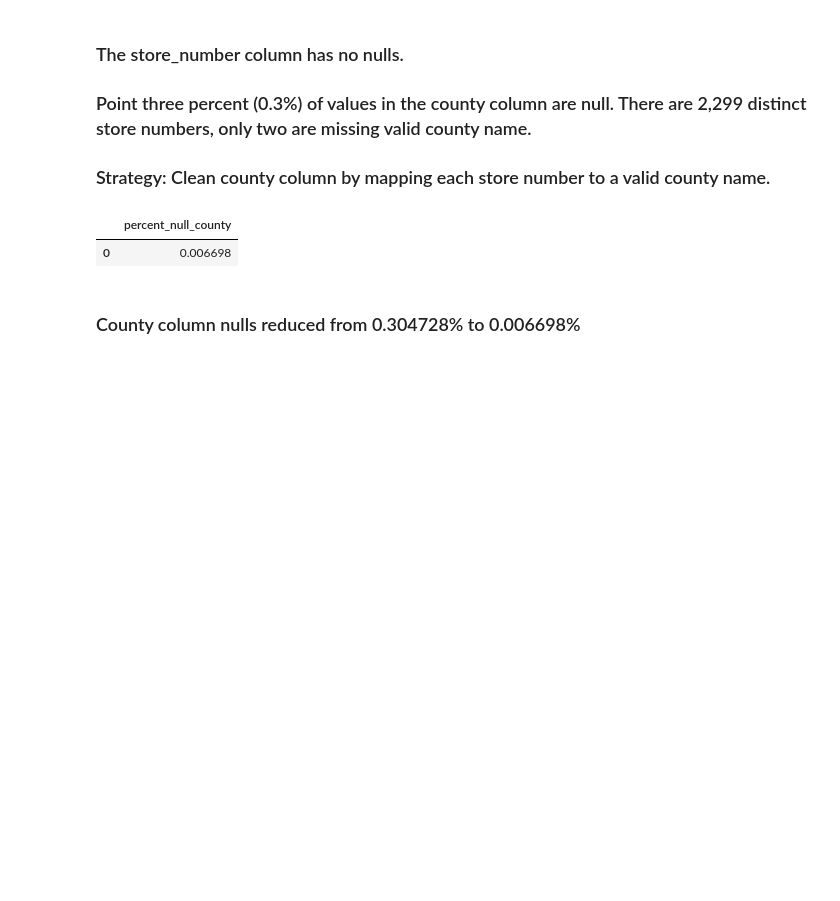
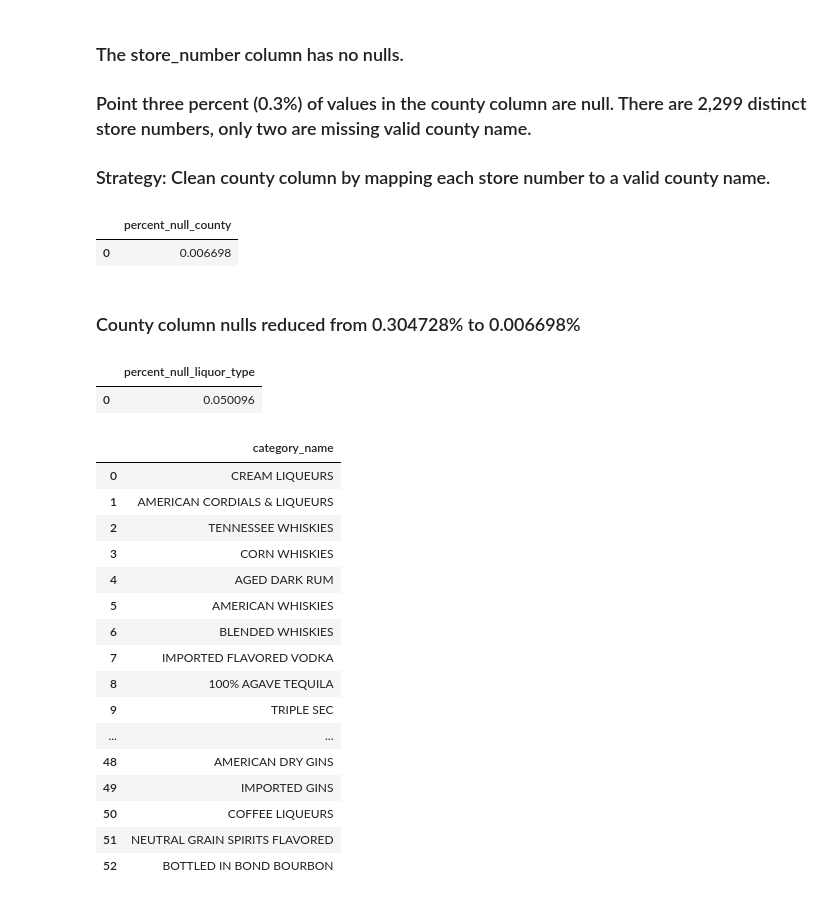
Before and after one commit to amoutafian/iowa_liquor_project, a Jupyter notebook: Iowa_liquor_wrangling.ipynb, the cells around one changed output. Drawn from its saved outputs; the diff is of its cells as text; code cells hidden in the pictures; blank space fills up the shorter version.

Commit message:
reorganization and liquor type column cleaning

```diff
--- a/Iowa_liquor_wrangling.ipynb
+++ b/Iowa_liquor_wrangling.ipynb
@@ -145,3 +145,41 @@ cleaned_percent_null_county
 | 0 | 0.006698 |
 # %% [markdown]
 ### County column nulls reduced from 0.304728% to  0.006698%
+# %%
+#Null check on Iowa Liquor Sales dataset column: liquor_type
+null_check_liquor_type_sql_statement = """
+SELECT
+  countif(category_name is null) / count(1) * 100 as percent_null_liquor_type
+FROM `bigquery-public-data.iowa_liquor_sales.sales`
+WHERE EXTRACT(YEAR from date) IN (2017, 2018, 2019, 2020, 2021, 2022, 2023)
+  """.strip()
+percent_null_liquor_type = pd.read_sql_query(null_check_liquor_type_sql_statement, engine)
+percent_null_liquor_type
+# %% [output]
+|  | percent_null_liquor_type |
+| 0 | 0.050096 |
+# %%
+distinct_categories_sql_statement = """SELECT DISTINCT category_name
+FROM `bigquery-public-data.iowa_liquor_sales.sales`
+WHERE EXTRACT(YEAR from date) IN (2017, 2018, 2019, 2020, 2021, 2022, 2023)
+  """.strip()
+distinct_categories = pd.read_sql_query(distinct_categories_sql_statement, engine)
+distinct_categories
+# %% [output]
+|  | category_name |
+| 0 | CREAM LIQUEURS |
+| 1 | AMERICAN CORDIALS & LIQUEURS |
+| 2 | TENNESSEE WHISKIES |
+| 3 | CORN WHISKIES |
+| 4 | AGED DARK RUM |
+| 5 | AMERICAN WHISKIES |
+| 6 | BLENDED WHISKIES |
+| 7 | IMPORTED FLAVORED VODKA |
+| 8 | 100% AGAVE TEQUILA |
+| 9 | TRIPLE SEC |
+| ... | ... |
+| 48 | AMERICAN DRY GINS |
+| 49 | IMPORTED GINS |
+| 50 | COFFEE LIQUEURS |
+| 51 | NEUTRAL GRAIN SPIRITS FLAVORED |
+| 52 | BOTTLED IN BOND BOURBON |
```
Also changed, not shown: parts of 3 cells of this notebook, 7 other files.
